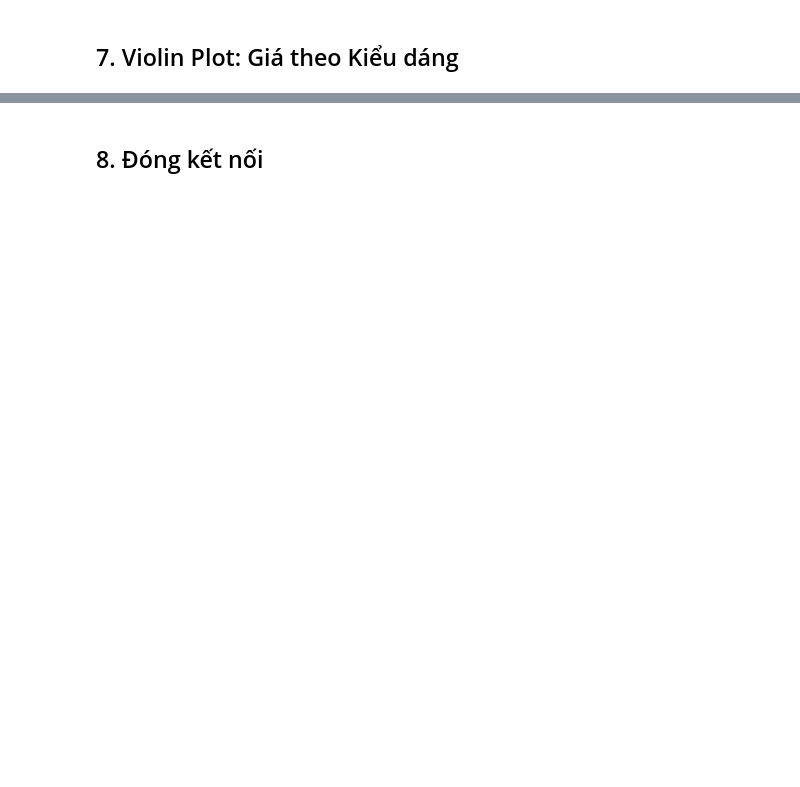
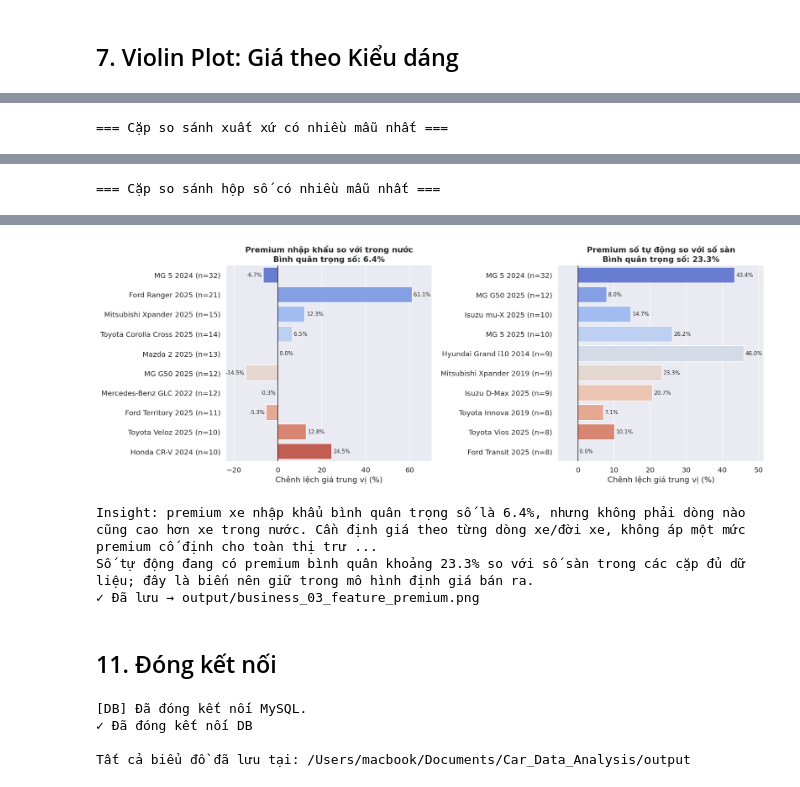
Before and after one commit to tawae/Car_Data_Analysis, a Jupyter notebook: notebooks/01_eda.ipynb, the cells around one changed output, grey strips where cells are left out. Drawn from its saved outputs; the diff is of its cells as text; code cells hidden in the pictures; blank space fills up the shorter version.

```diff
--- a/notebooks/01_eda.ipynb
+++ b/notebooks/01_eda.ipynb
@@ -222,0 +442,48 @@ print(f'✓ Đã lưu → output/eda_06_violin_style.png')
+# %%
+origin_premium = compute_feature_premium(
+    df,
+    feature_col='xuat_xu',
+    premium_value='Nhập khẩu',
+    base_value='Trong nước',
+)
+transmission_premium = compute_feature_premium(
+    df,
+    feature_col='hop_so',
+    premium_value='Số tự động',
+    base_value='Số sàn',
+)
+
+print('=== Cặp so sánh xuất xứ có nhiều mẫu nhất ===')
+display(origin_premium.head(10).round({
+    'premium_pct': 1,
+    'premium_price_million': 0,
+    'base_price_million': 0,
+}))
+
+print('=== Cặp so sánh hộp số có nhiều mẫu nhất ===')
+display(transmission_premium.head(10).round({
+    'premium_pct': 1,
+    'premium_price_million': 0,
+    'base_price_million': 0,
+}))
+
+plot_feature_premium(
+    origin_premium,
+    transmission_premium,
+    OUTPUT_DIR / 'business_03_feature_premium.png',
+)
+
+origin_weighted = origin_premium.attrs.get('weighted_premium_pct', np.nan)
+trans_weighted = transmission_premium.attrs.get('weighted_premium_pct', np.nan)
+print(
+    f"Insight: premium xe nhập khẩu bình quân trọng số là {origin_weighted:.1f}%, "
+    'nhưng không phải dòng nào cũng cao hơn xe trong nước. Cần định giá theo từng dòng xe/đời xe, '
+    'không áp một mức premium cố định cho toàn thị trường.'
+)
+print(
+    f"Số tự động đang có premium bình quân khoảng {trans_weighted:.1f}% so với số sàn trong các cặp đủ dữ liệu; "
+    'đây là biến nên giữ trong mô hình định giá bán ra.'
+)
+print('✓ Đã lưu → output/business_03_feature_premium.png')
+# %% [output]
+=== Cặp so sánh xuất xứ có nhiều mẫu nhất ===
@@ -222,0 +501 @@ print(f'✓ Đã lưu → output/eda_06_violin_style.png')
+=== Cặp so sánh hộp số có nhiều mẫu nhất ===
@@ -223,6 +513,18 @@ print(f'✓ Đã lưu → output/eda_06_violin_style.png')
+[figure, added]
+Insight: premium xe nhập khẩu bình quân trọng số là 6.4%, nhưng không phải dòng nào cũng cao hơn xe trong nước. Cần định giá theo từng dòng xe/đời xe, không áp một mức premium cố định cho toàn thị trư ...
+Số tự động đang có premium bình quân khoảng 23.3% so với số sàn trong các cặp đủ dữ liệu; đây là biến nên giữ trong mô hình định giá bán ra.
+✓ Đã lưu → output/business_03_feature_premium.png
 # %% [markdown]
-## 8. Đóng kết nối
+## 11. Đóng kết nối
 # %%
-db.close()
-print('✓ Đã đóng kết nối DB')
+if db is not None:
+    db.close()
+    print('✓ Đã đóng kết nối DB')
+else:
+    print('✓ Notebook chạy bằng CSV backup, không có kết nối DB cần đóng')
 print(f'\nTất cả biểu đồ đã lưu tại: {OUTPUT_DIR}')
+# %% [output]
+[DB] Đã đóng kết nối MySQL.
+✓ Đã đóng kết nối DB
+
+Tất cả biểu đồ đã lưu tại: /Users/macbook/Documents/Car_Data_Analysis/output
```
Also changed, not shown: parts of 16 cells of this notebook, 8 other files.
